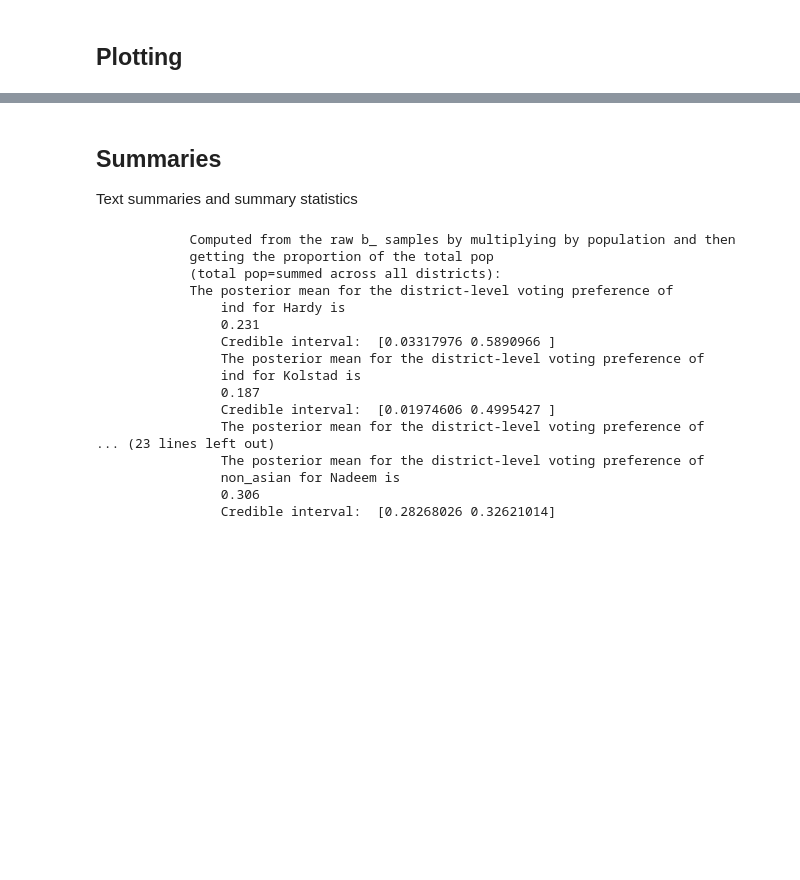
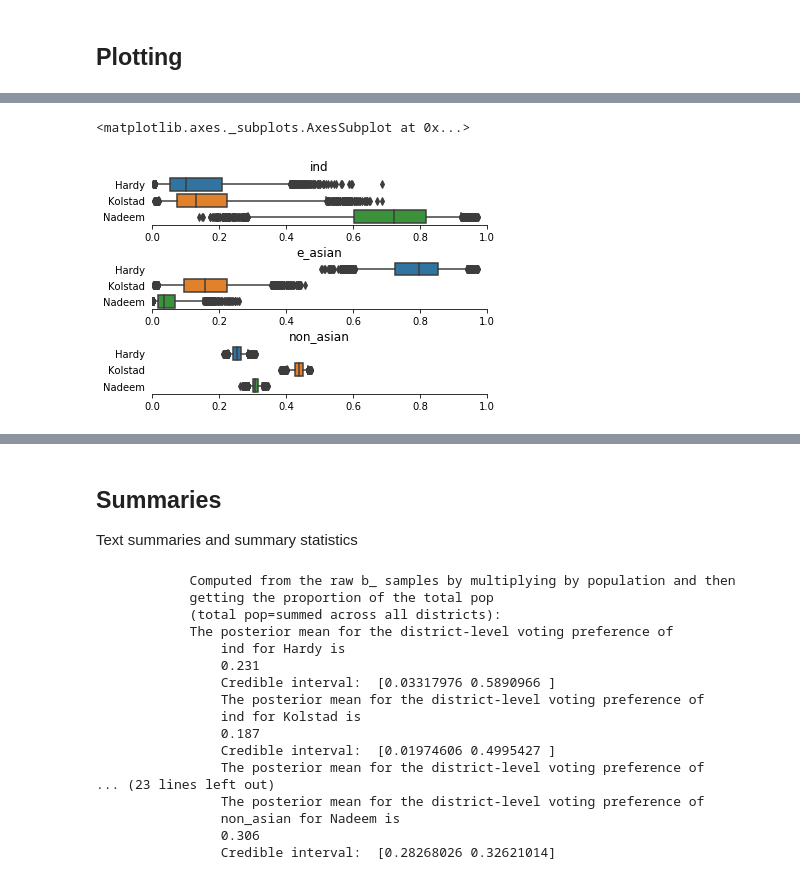
Before and after one commit to mggg/ecological-inference, a Jupyter notebook: pyei/examples/santa_clara_demo_r_by_c.ipynb, the cells around one changed output, grey strips where cells are left out. Cells and saved outputs as stored; diff of their text form; code cells hidden in the pictures; blank space fills up the shorter version.

```diff
--- a/pyei/examples/santa_clara_demo_r_by_c.ipynb
+++ b/pyei/examples/santa_clara_demo_r_by_c.ipynb
@@ -48,3 +43,8 @@ ei.plot_boxplots()
+# %%
+ei.plot_boxplots(plot_by="group")
+# %% [output]
+<matplotlib.axes._subplots.AxesSubplot at 0x...>
+[figure, added]
 # %%
 ei.plot_kdes(plot_by="candidate")
 # %% [output]
```
Also changed, not shown: parts of 8 cells of this notebook, 2 other files.
